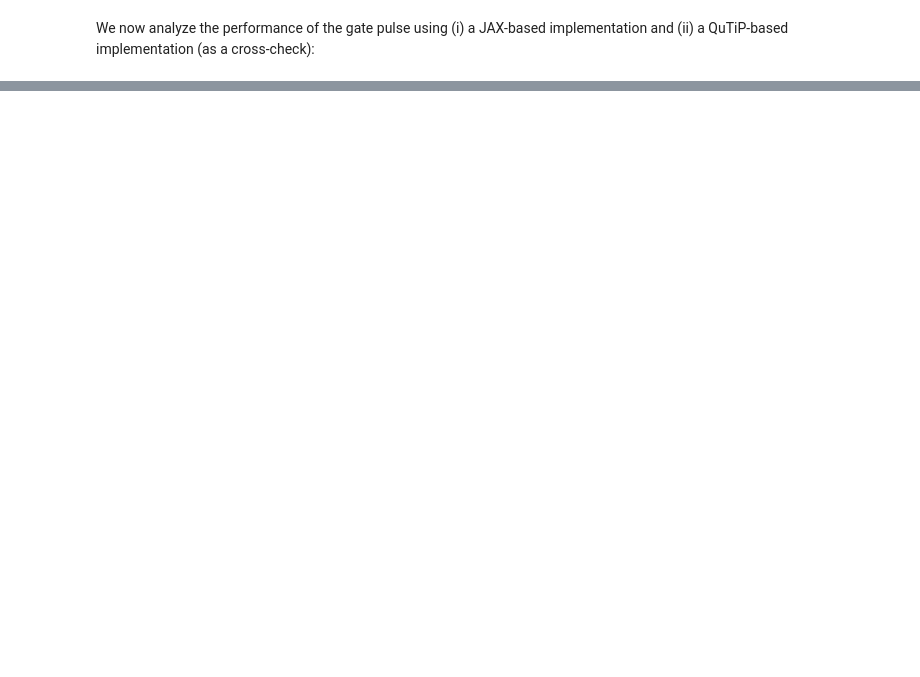
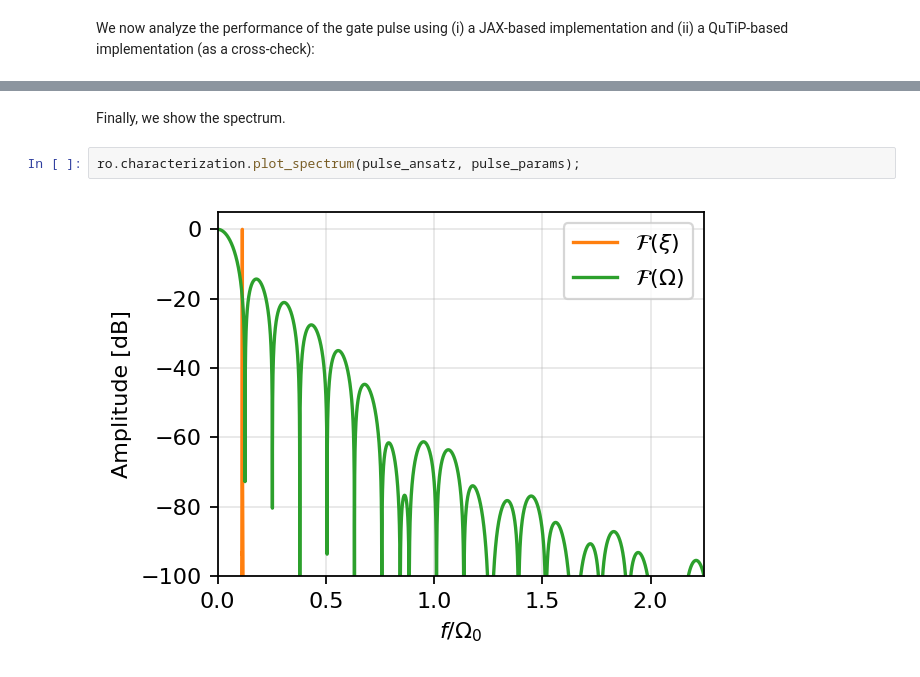
Before and after one commit to dflocher/rydopt, a Jupyter notebook: docs/examples/pulse_analysis.ipynb, the cells around one changed output, grey strips where cells are left out. Saved outputs shown, nothing was run; the diff lists cells and outputs as text; blank space fills up the shorter version.

```diff
--- a/docs/examples/pulse_analysis.ipynb
+++ b/docs/examples/pulse_analysis.ipynb
@@ -55,0 +58,6 @@ ro.characterization.plot_pulse(pulse_ansatz, pulse_params);
+# %% [markdown]
+Finally, we show the spectrum.
+# %%
+ro.characterization.plot_spectrum(pulse_ansatz, pulse_params);
+# %% [output]
+[figure, added]
```
Also changed, not shown: parts of 7 cells of this notebook, 3 other files.
